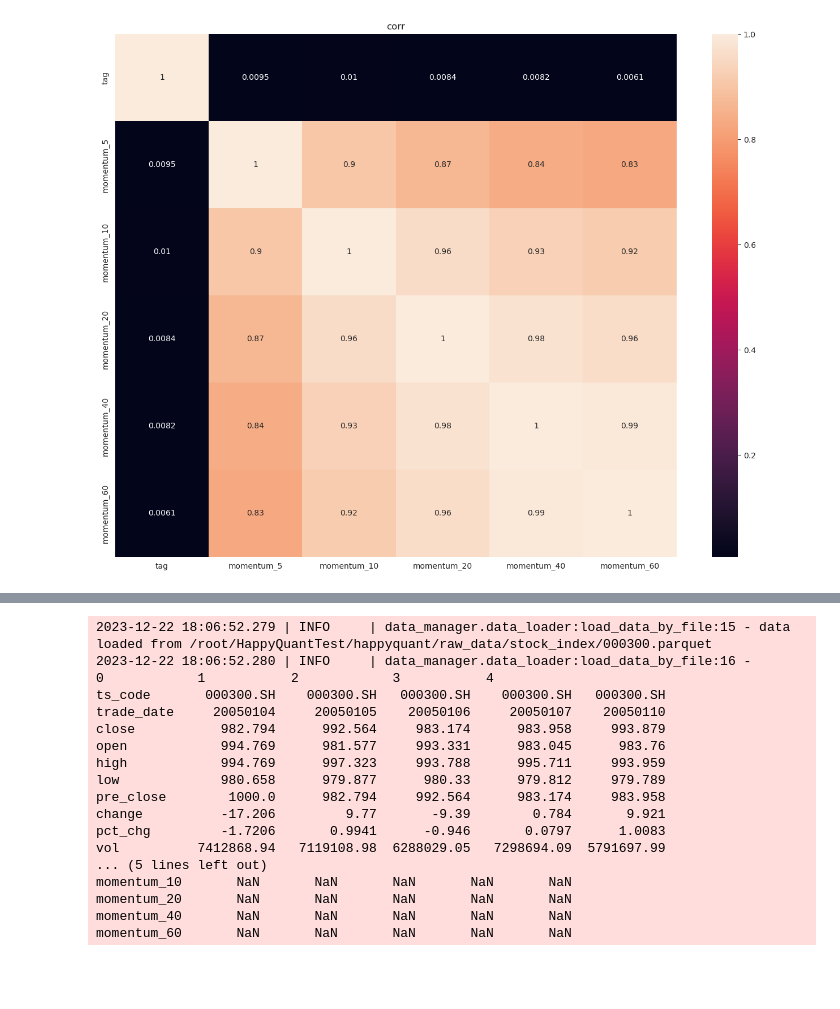
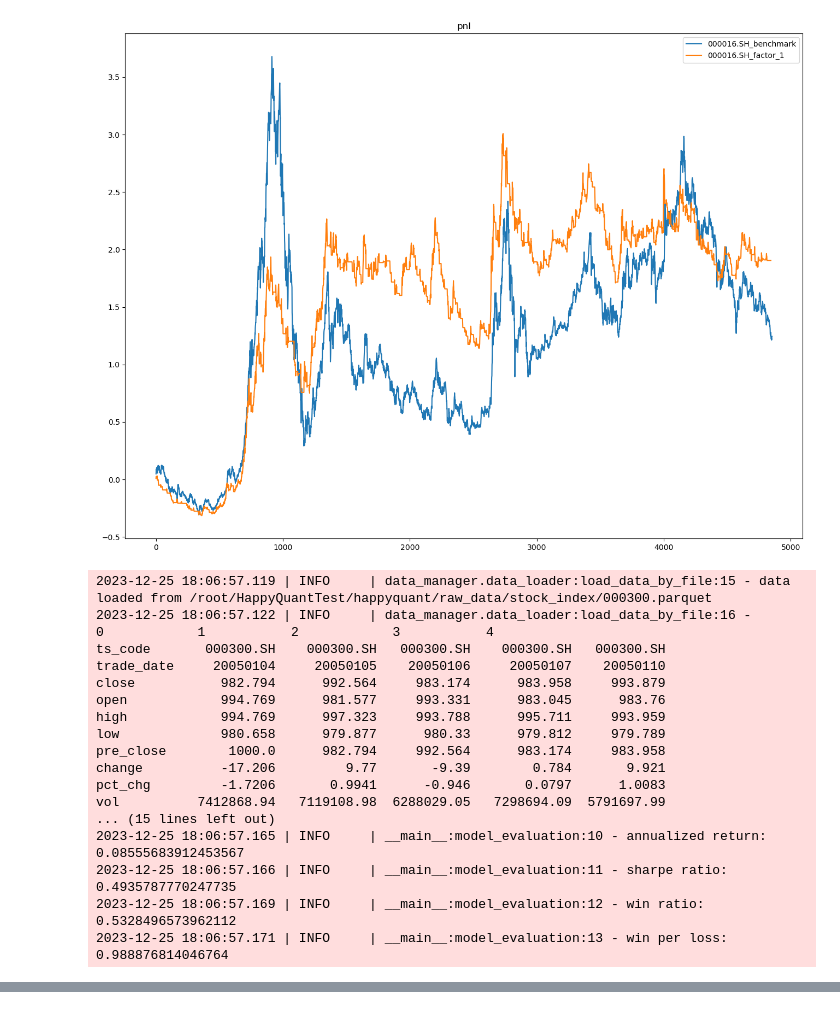
Before and after one commit to hjzgithub/HappyQuantTest, a Jupyter notebook: happyquant/factor_test.ipynb, the cells around one changed output, grey strips where cells are left out. Saved outputs shown, nothing was run; the diff lists cells and outputs as text; code cells hidden in the pictures; blank space fills up the shorter version.

Commit message:
update factor test and models

```diff
--- a/happyquant/factor_test.ipynb
+++ b/happyquant/factor_test.ipynb
@@ -4,0 +28,30 @@ from models.pca import rolling_pca
+# %%
+def benchmark_evaluation(df_tags):
+    rets = df_tags['tag']
+    weights = 1
+
+    portfolio_rets = get_portfolio_rets(rets, weights)
+    logger.info(f'annualized return: {get_annualized_rets(portfolio_rets)}')
+    logger.info(f'sharpe ratio: {get_sharpe_ratio(portfolio_rets)}')
+    logger.info(f'win ratio: {get_win_ratio(portfolio_rets)}')
+    logger.info(f'win per loss: {get_win_per_loss(portfolio_rets)}')
+
+    pnl = (1 + portfolio_rets).cumprod() - 1
+    return pnl
+# %%
+def model_evaluation(df_tags, df_preds, raw_position=True, raw_signal=False):
+    rets = df_tags.loc[df_preds.index]
+
+    logger.info(f'ts corr: {ts_corr(df_preds, rets)}')
+    logger.info(f'ts rank corr: {ts_rank_corr(df_preds, rets)}')
+    weights = get_weights(df_preds, raw_position=raw_position, raw_signal=raw_signal)
+    logger.info(f'turnover(buy side): {get_buy_side_turnover(weights)}')
+
+    portfolio_rets = get_portfolio_rets(rets, weights)
+    logger.info(f'annualized return: {get_annualized_rets(portfolio_rets)}')
+    logger.info(f'sharpe ratio: {get_sharpe_ratio(portfolio_rets)}')
+    logger.info(f'win ratio: {get_win_ratio(portfolio_rets)}')
+    logger.info(f'win per loss: {get_win_per_loss(portfolio_rets)}')
+
+    pnl = (1 + portfolio_rets).cumprod() - 1
+    return pnl
@@ -5,17 +169,23 @@ from models.pca import rolling_pca
 # %%
 contract = ['000016.SH', '000300.SH', '000905.SH', '000852.SH']
 for name in contract:
+    pnl_dict = {}
+
     data_path = f'{name[:-3]}.parquet'
-    mymm = Momentum(data_path)
+    mymm = DoubleMA(data_path)
     mymm.load_raw_data_from_local()
     mymm.load_factors_from_local()
 
     df_tags = mymm.df_raw['trade_date'].to_frame()
-    df_tags['tag'] = (mymm.df_raw['close'] / mymm.df_raw['pre_close'] - 1).shift(-1)
+    df_tags['tag'] = (mymm.df_raw['close'] / mymm.df_raw['pre_close'] - 1).shift(-1).fillna(0)
     df_tags.set_index('trade_date', inplace=True)
 
     df_factors = mymm.df_factors.copy()
     df_factors.set_index('trade_date', inplace=True)
-    plot_corr([df_tags, df_factors])
-    plot_corr([df_tags, rolling_pca(df_factors, 60, 1)])
+
+    # benchmark
+    pnl_dict[f'{name}_benchmark'] = benchmark_evaluation(df_tags)
+
+    pnl_dict[f'{name}_factor_1'] = model_evaluation(df_tags, df_factors.iloc[:, 0].dropna(), raw_position=False, raw_signal=True)
+    plot_pnl(pnl_dict)
 # %% [output]
@@ -39 +209,18 @@ momentum_60       NaN       NaN       NaN       NaN       NaN
-[figure, old version]
+[figure, new version]
+2023-12-25 18:06:57.119 | INFO     | data_manager.data_loader:load_data_by_file:15 - data loaded from /root/HappyQuantTest/happyquant/raw_data/stock_index/000300.parquet
+2023-12-25 18:06:57.122 | INFO     | data_manager.data_loader:load_data_by_file:16 -                       0            1           2            3           4
+ts_code       000300.SH    000300.SH   000300.SH    000300.SH   000300.SH
+trade_date     20050104     20050105    20050106     20050107    20050110
+close           982.794      992.564     983.174      983.958     993.879
+open            994.769      981.577     993.331      983.045      983.76
+high            994.769      997.323     993.788      995.711     993.959
+low             980.658      979.877      980.33      979.812     979.789
+pre_close        1000.0      982.794     992.564      983.174     983.958
+change          -17.206         9.77       -9.39        0.784       9.921
+pct_chg         -1.7206       0.9941      -0.946       0.0797      1.0083
+vol          7412868.94   7119108.98  6288029.05   7298694.09  5791697.99
+... (15 lines left out)
+2023-12-25 18:06:57.165 | INFO     | __main__:model_evaluation:10 - annualized return: 0.08555683912453567
+2023-12-25 18:06:57.166 | INFO     | __main__:model_evaluation:11 - sharpe ratio: 0.4935787770247735
+2023-12-25 18:06:57.169 | INFO     | __main__:model_evaluation:12 - win ratio: 0.5328496573962112
+2023-12-25 18:06:57.171 | INFO     | __main__:model_evaluation:13 - win per loss: 0.988876814046764
@@ -41,17 +227,0 @@ momentum_60       NaN       NaN       NaN       NaN       NaN
-2023-12-22 18:06:52.279 | INFO     | data_manager.data_loader:load_data_by_file:15 - data loaded from /root/HappyQuantTest/happyquant/raw_data/stock_index/000300.parquet
-2023-12-22 18:06:52.280 | INFO     | data_manager.data_loader:load_data_by_file:16 -                       0            1           2            3           4
-ts_code       000300.SH    000300.SH   000300.SH    000300.SH   000300.SH
-trade_date     20050104     20050105    20050106     20050107    20050110
-close           982.794      992.564     983.174      983.958     993.879
-open            994.769      981.577     993.331      983.045      983.76
-high            994.769      997.323     993.788      995.711     993.959
-low             980.658      979.877      980.33      979.812     979.789
-pre_close        1000.0      982.794     992.564      983.174     983.958
-change          -17.206         9.77       -9.39        0.784       9.921
-pct_chg         -1.7206       0.9941      -0.946       0.0797      1.0083
-vol          7412868.94   7119108.98  6288029.05   7298694.09  5791697.99
-... (5 lines left out)
-momentum_10       NaN       NaN       NaN       NaN       NaN
-momentum_20       NaN       NaN       NaN       NaN       NaN
-momentum_40       NaN       NaN       NaN       NaN       NaN
-momentum_60       NaN       NaN       NaN       NaN       NaN
```
Also changed, not shown: parts of 6 cells of this notebook, 12 other files.
